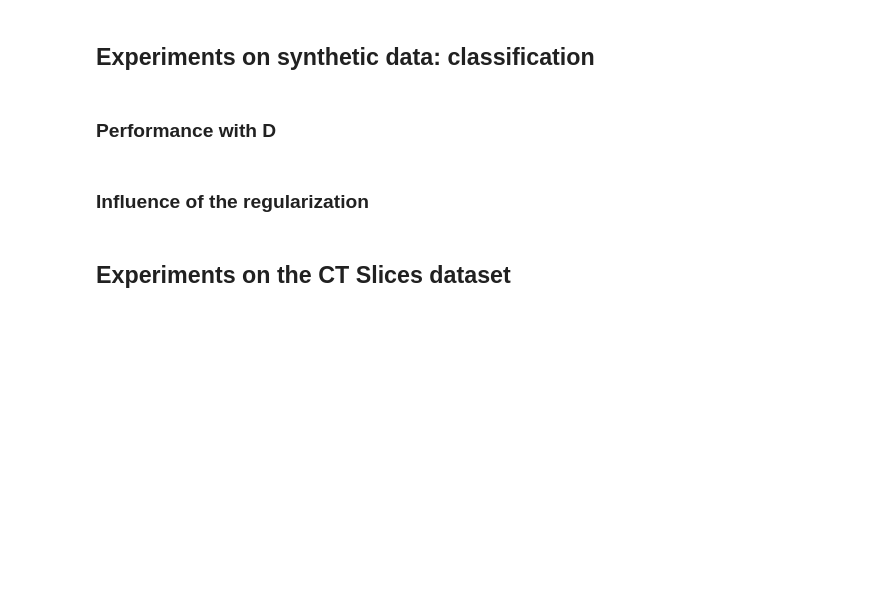
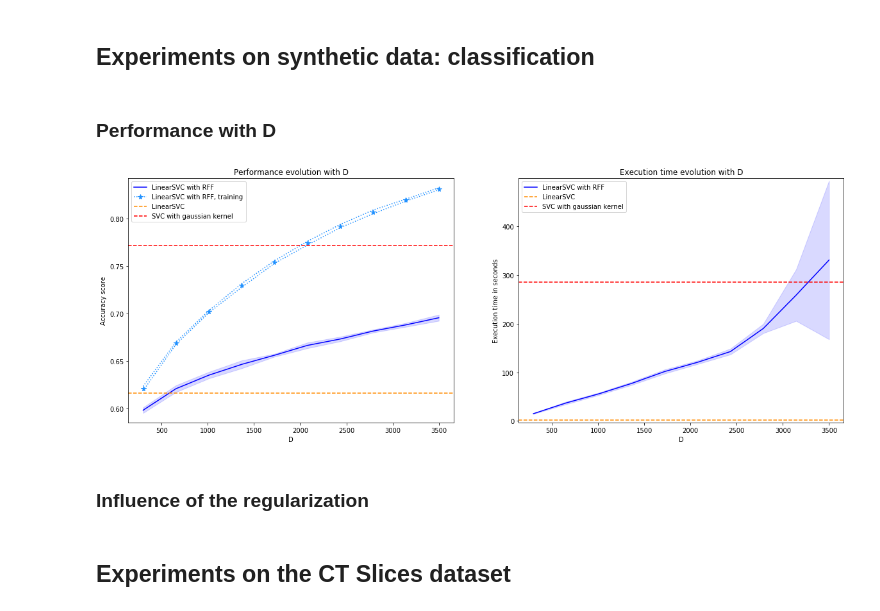
Before and after one commit to fd0r/rkhs_map670, a Jupyter notebook: Large_Scale_Learning_with_Kernels.ipynb, the cells around one changed output. Drawn from its saved outputs; the diff is of its cells as text; code cells hidden in the pictures; blank space fills up the shorter version.

```diff
--- a/Large_Scale_Learning_with_Kernels.ipynb
+++ b/Large_Scale_Learning_with_Kernels.ipynb
@@ -86,7 +86,7 @@ Create Nyström class
 # %% [markdown]
 ## Experiments on synthetic data: classification <a name="synthetic"></a>
 # %%
-X, y = make_classification(n_samples=50000, n_features=120, n_informative=15, n_classes=5)
+X, y = make_classification(n_samples=50000, n_features=120, n_informative=15, n_classes=2, random_state=17)
 # %%
 X_train, X_test, y_train, y_test = train_test_split(X, y, random_state=24)
 # %%
@@ -161,10 +161,10 @@ ax1 = plt.subplot(1,2,1)
 
 y_max = max(max(np.mean(scores_rff, axis=1) + np.std(scores_rff, axis=1)),
             max(np.mean(scores_train_rff, axis=1) + np.std(scores_train_rff, axis=1)),
-            score_lin, score_gauss)+1
+            score_lin, score_gauss)+0.01
 y_min = min(min(np.mean(scores_rff, axis=1) - np.std(scores_rff, axis=1)),
             min(np.mean(scores_train_rff, axis=1) - np.std(scores_train_rff, axis=1)),
-            score_lin, score_gauss)-1
+            score_lin, score_gauss)-0.01
 
 ax1.set_ylim(y_min, y_max)
 
@@ -186,31 +186,33 @@ ax1.set_ylabel("Accuracy score")
 
 handles, labels = ax1.get_legend_handles_labels()
 handles = [copy.copy(ha) for ha in handles ]
 handles[1].set_linestyle(':')
-ax1.legend(loc='upper right', handles=handles, labels=labels)
+ax1.legend(loc='upper left', handles=handles, labels=labels)
 
 # Plot of the execution time
 
 ax2 = plt.subplot(1,2,2)
 
 y_max = max(max(np.mean(times_rff, axis=1) + np.std(times_rff, axis=1)),time_lin)+5
 y_min = min(min(np.mean(times_rff, axis=1) - np.std(times_rff, axis=1)),time_lin)-5
 
 ax2.set_ylim(y_min, y_max)
 
 ax2.plot(list_D, np.mean(times_rff, axis=1), '-', color='blue', label='LinearSVC with RFF')
 ax2.fill_between(list_D, np.mean(times_rff, axis=1) - np.std(times_rff, axis=1),
                  np.mean(times_rff, axis=1) + np.std(times_rff, axis=1),
                  color='blue', alpha=0.15)
 
 ax2.axhline(y=time_lin, color='darkorange', linestyle='--', label='LinearSVC')
 ax2.axhline(y=time_gauss, color='r', linestyle='--', label='SVC with gaussian kernel')
 
 ax2.set_title("Execution time evolution with D")
 ax2.set_xlabel("D")
 ax2.set_ylabel("Execution time in seconds")
 
 ax2.legend(loc='upper left')
 
 plt.savefig("D_influence_synthetic_clf")
 plt.show()
+# %% [output]
+[figure, added]
```
Also changed, not shown: parts of 3 cells of this notebook, 6 other files.
